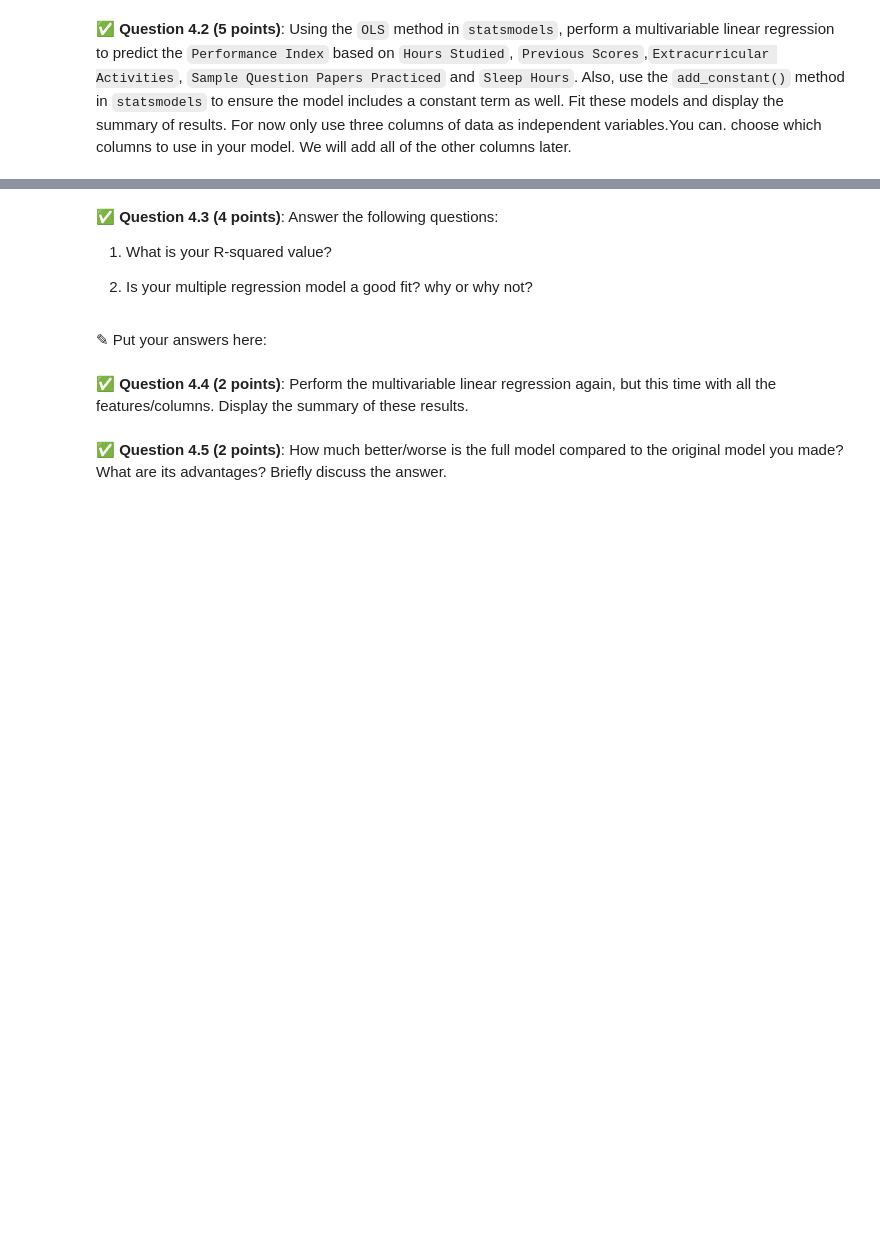
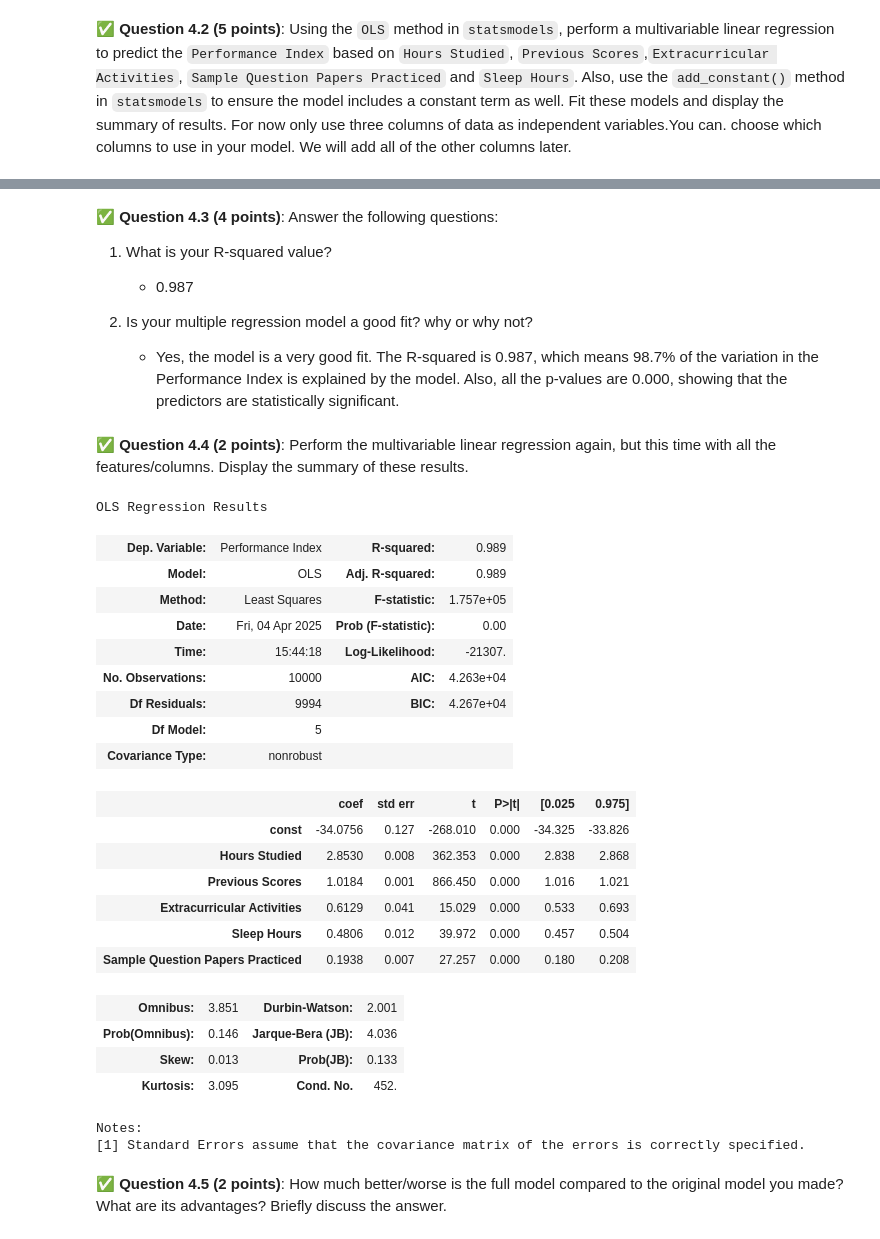
Before and after one commit to yashikaadesai/CMSE202-S25-turnin, a Jupyter notebook: hw-03/HW-03_Regression-S25-STUDENT.ipynb, the cells around one changed output, grey strips where cells are left out. Saved outputs shown, nothing was run; the diff lists cells and outputs as text; code cells hidden in the pictures; blank space fills up the shorter version.

```diff
--- a/hw-03/HW-03_Regression-S25-STUDENT.ipynb
+++ b/hw-03/HW-03_Regression-S25-STUDENT.ipynb
@@ -271,0 +301,12 @@ First, download and read in this synthetic dataset of Student Performance. `http
+# %%
+# Put your code here
+import pandas as pd
+import statsmodels.api as sm
+
+student_data = pd.read_csv("Student_Performance.csv")
+student_data = student_data.dropna()
+X = student_data[['Hours Studied', 'Previous Scores', 'Sample Question Papers Practiced']]
+y = student_data['Performance Index']
+X = sm.add_constant(X)
+model = sm.OLS(y, X).fit()
+model.summary()
@@ -274,8 +337,11 @@ First, download and read in this synthetic dataset of Student Performance. `http
 
 1. What is your R-squared value?
 
+   - 0.987
+
 2. Is your multiple regression model a good fit? why or why not?
+
+   - Yes, the model is a very good fit. The R-squared is 0.987, which means 98.7% of the variation in the Performance Index is explained by the model.
+Also, all the p-values are 0.000, showing that the predictors are statistically significant.
-# %% [markdown]
-<font size=+3>&#9998;</font> Put your answers here:
 # %% [markdown]
 &#9989;  **Question 4.4 (2 points)**: Perform the multivariable linear regression again, but this time with all the features/columns. Display the summary of these results.
@@ -284,2 +348,46 @@ First, download and read in this synthetic dataset of Student Performance. `http
+# %%
+
+import pandas as pd
+import numpy as np
+import statsmodels.api as sm
+
+student_data = pd.read_csv("Student_Performance.csv")
+student_data['Extracurricular Activities'] = student_data['Extracurricular Activities'].map({'Yes': 1, 'No': 0})
+
+# Replace any inf values with NaN, then drop all NaN rows
+student_data = student_data.replace([np.inf, -np.inf], np.nan)
+student_data = student_data.dropna()
+
+X = student_data[['Hours Studied', 'Previous Scores', 'Extracurricular Activities', 'Sleep Hours', 'Sample Question Papers Practiced']]
+y = student_data['Performance Index']
+
+# Add a constant term to the model
+X = sm.add_constant(X)
+model = sm.OLS(y, X).fit()
+model.summary()
+# %% [output]
+OLS Regression Results
+| Dep. Variable: | Performance Index | R-squared: | 0.989 |
+| Model: | OLS | Adj. R-squared: | 0.989 |
+| Method: | Least Squares | F-statistic: | 1.757e+05 |
+| Date: | Fri, 04 Apr 2025 | Prob (F-statistic): | 0.00 |
+| Time: | 15:44:18 | Log-Likelihood: | -21307. |
+| No. Observations: | 10000 | AIC: | 4.263e+04 |
+| Df Residuals: | 9994 | BIC: | 4.267e+04 |
+| Df Model: | 5 |  |  |
+| Covariance Type: | nonrobust |  |  |
+|  | coef | std err | t | P>|t| | [0.025 | 0.975] |
+| const | -34.0756 | 0.127 | -268.010 | 0.000 | -34.325 | -33.826 |
+| Hours Studied | 2.8530 | 0.008 | 362.353 | 0.000 | 2.838 | 2.868 |
+| Previous Scores | 1.0184 | 0.001 | 866.450 | 0.000 | 1.016 | 1.021 |
+| Extracurricular Activities | 0.6129 | 0.041 | 15.029 | 0.000 | 0.533 | 0.693 |
+| Sleep Hours | 0.4806 | 0.012 | 39.972 | 0.000 | 0.457 | 0.504 |
+| Sample Question Papers Practiced | 0.1938 | 0.007 | 27.257 | 0.000 | 0.180 | 0.208 |
+| Omnibus: | 3.851 | Durbin-Watson: | 2.001 |
+| Prob(Omnibus): | 0.146 | Jarque-Bera (JB): | 4.036 |
+| Skew: | 0.013 | Prob(JB): | 0.133 |
+| Kurtosis: | 3.095 | Cond. No. | 452. |
+Notes:
+[1] Standard Errors assume that the covariance matrix of the errors is correctly specified.
 # %% [markdown]
 &#9989;  **Question 4.5 (2 points)**: How much better/worse is the full model compared to the original model you made? What are its advantages? Briefly discuss the answer.
```
Also changed, not shown: parts of 9 cells of this notebook, 1 other file.
